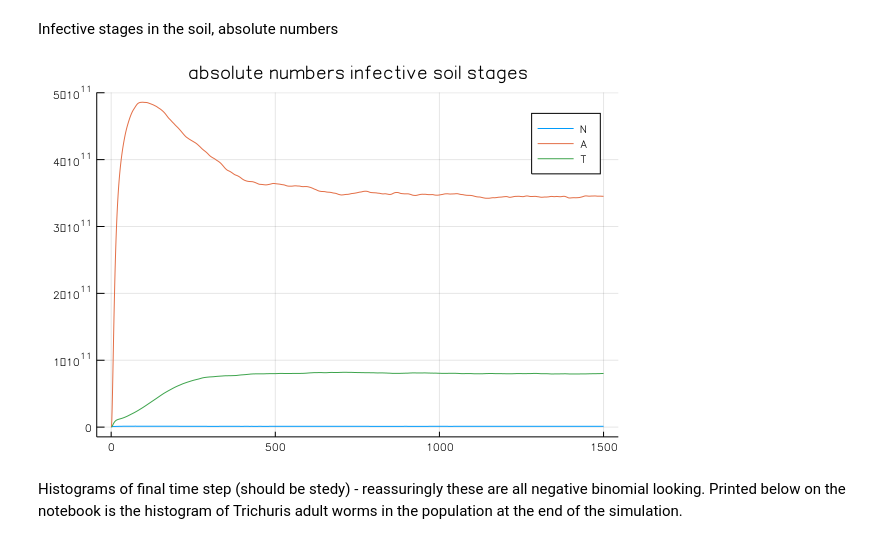
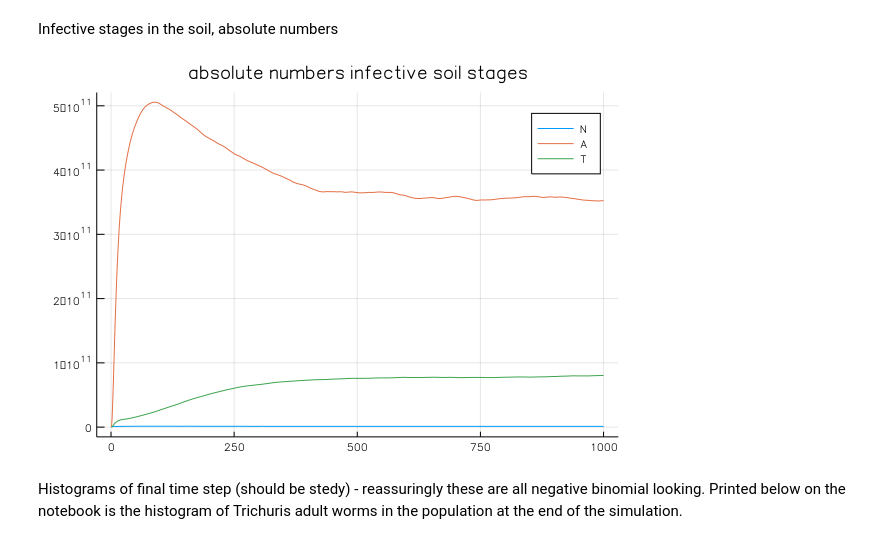
Before and after one commit to hannahlepper/sth_coinf_model, a Jupyter notebook: coinf_model.ipynb, the cells around one changed output. Cells and saved outputs as stored; diff of their text form; code cells hidden in the pictures.

```diff
--- a/coinf_model.ipynb
+++ b/coinf_model.ipynb
@@ -378,9 +390,9 @@ plot(1:1500, prevs[1:1500,:], title = "prevalence", label = ["N", "A", "T"])
 # %% [markdown]
 Infective stages in the soil, absolute numbers
 # %%
-plot(1:1500, soil[1:1500,:], title = "absolute numbers infective soil stages", label = ["N", "A", "T"])
+plot(1:1000, soil[1:1000,:], title = "absolute numbers infective soil stages", label = ["N", "A", "T"])
 # %% [output]
-[figure, old version]
+[figure, new version]
 # %% [markdown]
 Histograms of final time step (should be stedy) - reassuringly these are all negative binomial looking.
 Printed below on the notebook is the histogram of Trichuris adult worms in the population
```
Also changed, not shown: parts of 21 cells of this notebook, 1 other file.
